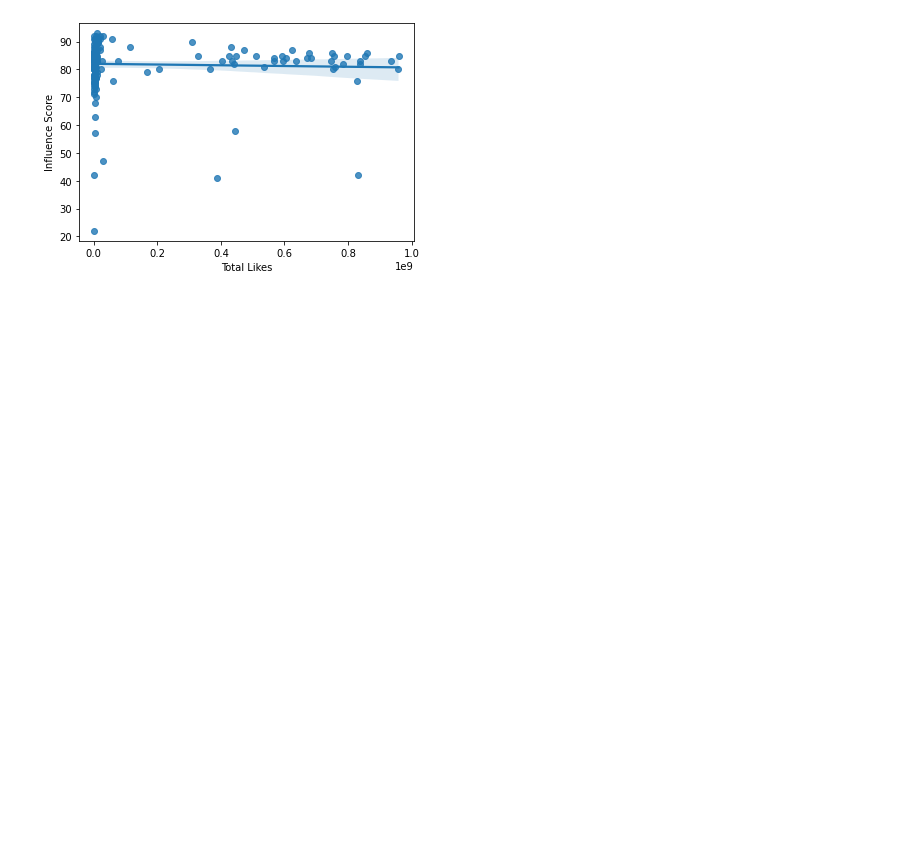
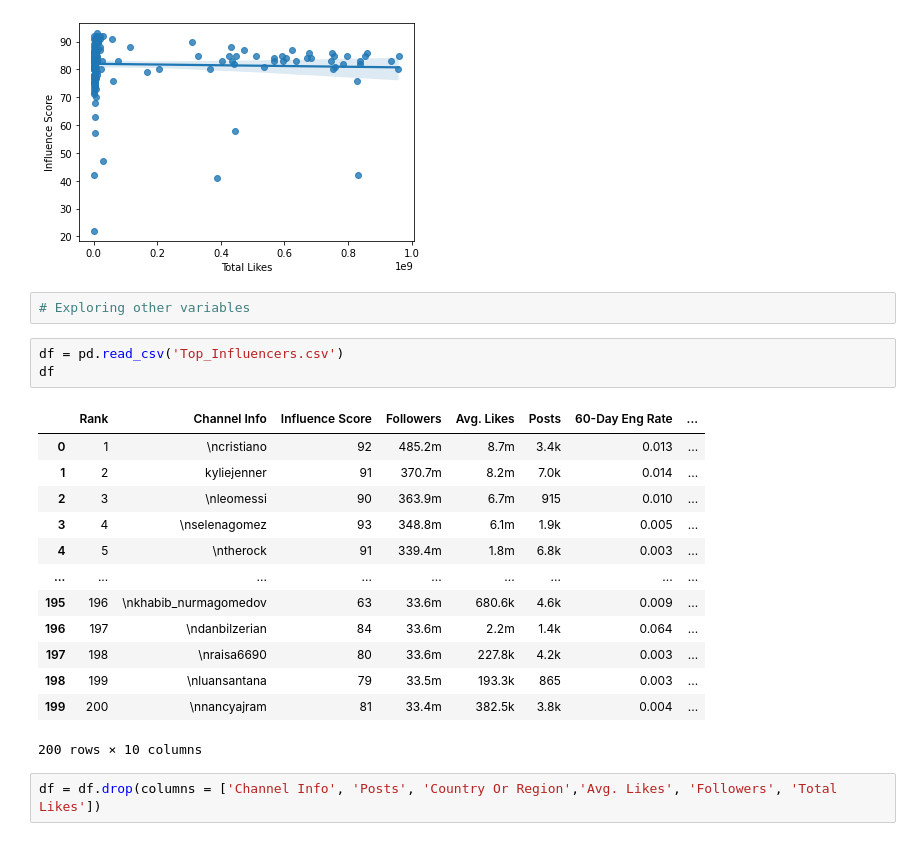
Before and after one commit to AndrewABrain/CCIC_DS1, a Jupyter notebook: InstagramAnalysis.ipynb, the cells around one changed output. Cells and saved outputs as stored; diff of their text form; blank space fills up the shorter version.

```diff
--- a/InstagramAnalysis.ipynb
+++ b/InstagramAnalysis.ipynb
@@ -353,3 +353,24 @@ sns.regplot(x=df['Total Likes'], y=df['Influence Score'])
 # %% [output]
 <AxesSubplot:xlabel='Total Likes', ylabel='Influence Score'>
 [figure]
+# %%
+# Exploring other variables
+# %%
+df = pd.read_csv('Top_Influencers.csv')
+df
+# %% [output]
+|  | Rank | Channel Info | Influence Score | Followers | Avg. Likes | Posts | 60-Day Eng Rate | ... |
+| 0 | 1 | \ncristiano | 92 | 485.2m | 8.7m | 3.4k | 0.013 | ... |
+| 1 | 2 | kyliejenner | 91 | 370.7m | 8.2m | 7.0k | 0.014 | ... |
+| 2 | 3 | \nleomessi | 90 | 363.9m | 6.7m | 915 | 0.010 | ... |
+| 3 | 4 | \nselenagomez | 93 | 348.8m | 6.1m | 1.9k | 0.005 | ... |
+| 4 | 5 | \ntherock | 91 | 339.4m | 1.8m | 6.8k | 0.003 | ... |
+| ... | ... | ... | ... | ... | ... | ... | ... | ... |
+| 195 | 196 | \nkhabib_nurmagomedov | 63 | 33.6m | 680.6k | 4.6k | 0.009 | ... |
+| 196 | 197 | \ndanbilzerian | 84 | 33.6m | 2.2m | 1.4k | 0.064 | ... |
+| 197 | 198 | \nraisa6690 | 80 | 33.6m | 227.8k | 4.2k | 0.003 | ... |
+| 198 | 199 | \nluansantana | 79 | 33.5m | 193.3k | 865 | 0.003 | ... |
+| 199 | 200 | \nnancyajram | 81 | 33.4m | 382.5k | 3.8k | 0.004 | ... |
+200 rows × 10 columns
+# %%
+df = df.drop(columns = ['Channel Info', 'Posts', 'Country Or Region','Avg. Likes', 'Followers', 'Total Likes'])
```
Also changed, not shown: parts of 5 cells of this notebook.
